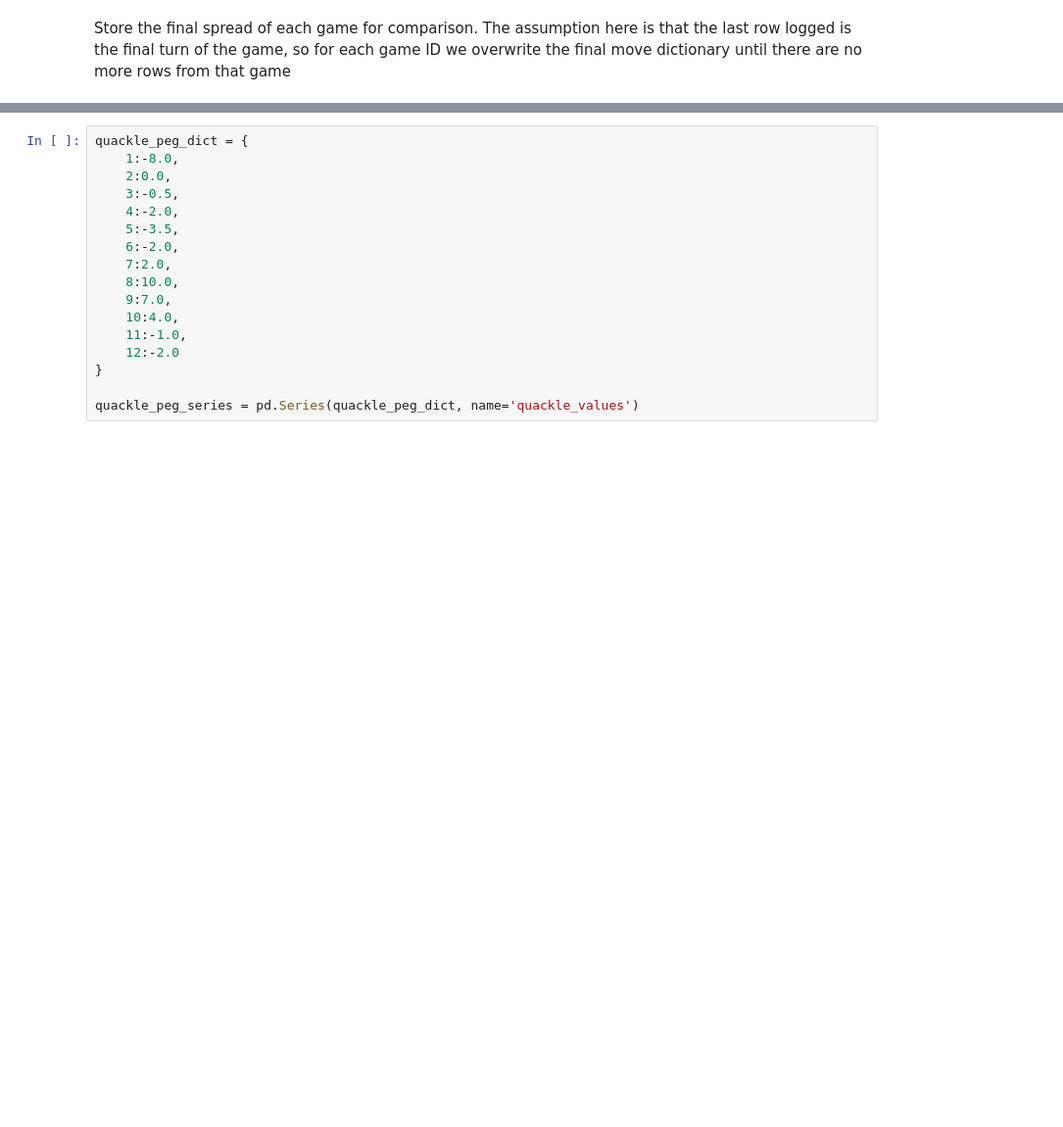
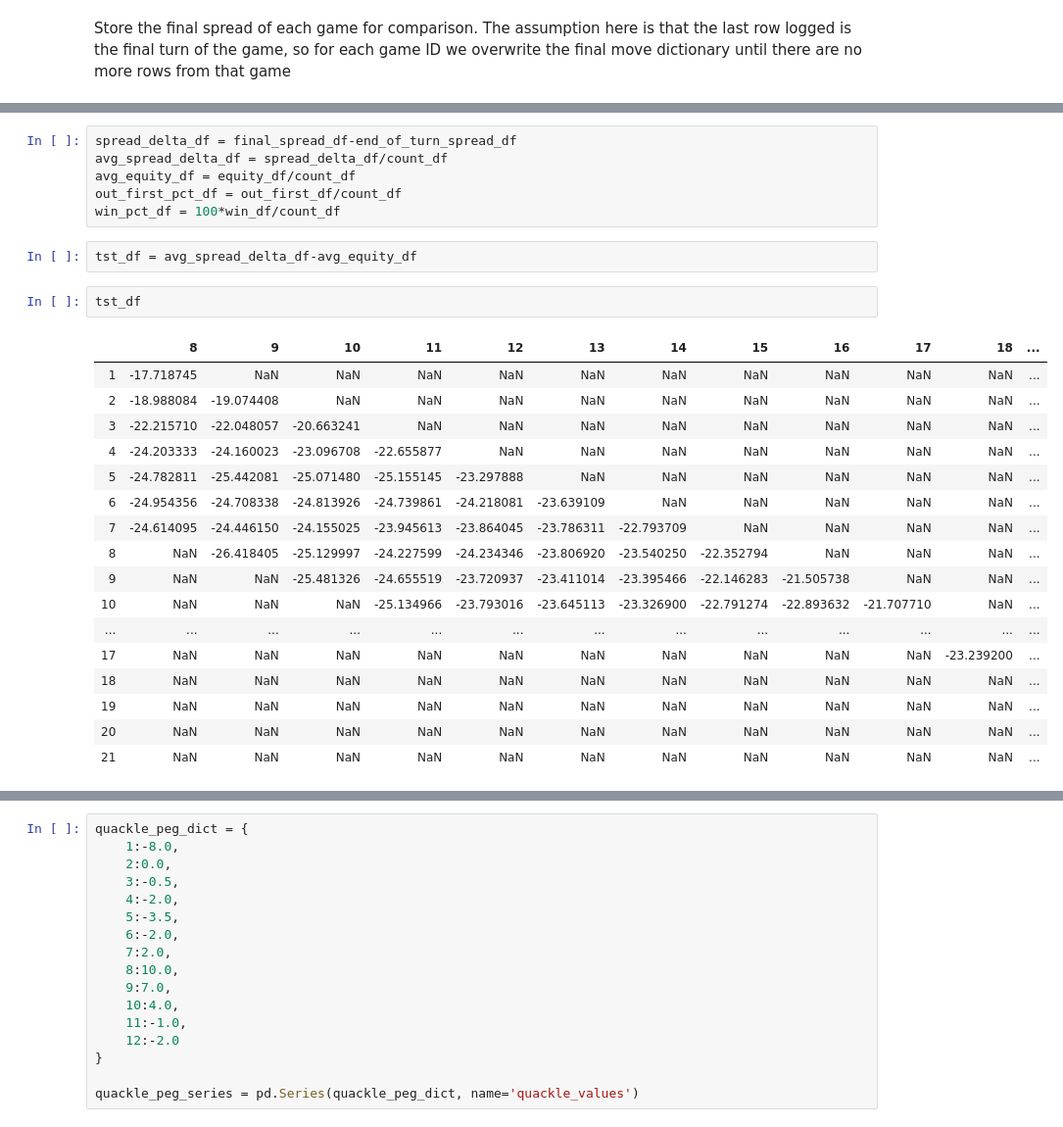
Before and after one commit to domino14/macondo, a Jupyter notebook: notebooks/preendgame_heuristics/preendgame_heuristics.ipynb, the cells around one changed output, grey strips where cells are left out. Shown at 98% size. Saved outputs shown, nothing was run; the diff lists cells and outputs as text; blank space fills up the shorter version.

```diff
--- a/notebooks/preendgame_heuristics/preendgame_heuristics.ipynb
+++ b/notebooks/preendgame_heuristics/preendgame_heuristics.ipynb
@@ -164,0 +176,28 @@ df['win_pct'] = 100*df['win_count']/df['count']
+# %%
+spread_delta_df = final_spread_df-end_of_turn_spread_df
+avg_spread_delta_df = spread_delta_df/count_df
+avg_equity_df = equity_df/count_df
+out_first_pct_df = out_first_df/count_df
+win_pct_df = 100*win_df/count_df
+# %%
+tst_df = avg_spread_delta_df-avg_equity_df
+# %%
+tst_df
+# %% [output]
+|  | 8 | 9 | 10 | 11 | 12 | 13 | 14 | 15 | 16 | 17 | 18 | ... |
+| 1 | -17.718745 | NaN | NaN | NaN | NaN | NaN | NaN | NaN | NaN | NaN | NaN | ... |
+| 2 | -18.988084 | -19.074408 | NaN | NaN | NaN | NaN | NaN | NaN | NaN | NaN | NaN | ... |
+| 3 | -22.215710 | -22.048057 | -20.663241 | NaN | NaN | NaN | NaN | NaN | NaN | NaN | NaN | ... |
+| 4 | -24.203333 | -24.160023 | -23.096708 | -22.655877 | NaN | NaN | NaN | NaN | NaN | NaN | NaN | ... |
+| 5 | -24.782811 | -25.442081 | -25.071480 | -25.155145 | -23.297888 | NaN | NaN | NaN | NaN | NaN | NaN | ... |
+| 6 | -24.954356 | -24.708338 | -24.813926 | -24.739861 | -24.218081 | -23.639109 | NaN | NaN | NaN | NaN | NaN | ... |
+| 7 | -24.614095 | -24.446150 | -24.155025 | -23.945613 | -23.864045 | -23.786311 | -22.793709 | NaN | NaN | NaN | NaN | ... |
+| 8 | NaN | -26.418405 | -25.129997 | -24.227599 | -24.234346 | -23.806920 | -23.540250 | -22.352794 | NaN | NaN | NaN | ... |
+| 9 | NaN | NaN | -25.481326 | -24.655519 | -23.720937 | -23.411014 | -23.395466 | -22.146283 | -21.505738 | NaN | NaN | ... |
+| 10 | NaN | NaN | NaN | -25.134966 | -23.793016 | -23.645113 | -23.326900 | -22.791274 | -22.893632 | -21.707710 | NaN | ... |
+| ... | ... | ... | ... | ... | ... | ... | ... | ... | ... | ... | ... | ... |
+| 17 | NaN | NaN | NaN | NaN | NaN | NaN | NaN | NaN | NaN | NaN | -23.239200 | ... |
+| 18 | NaN | NaN | NaN | NaN | NaN | NaN | NaN | NaN | NaN | NaN | NaN | ... |
+| 19 | NaN | NaN | NaN | NaN | NaN | NaN | NaN | NaN | NaN | NaN | NaN | ... |
+| 20 | NaN | NaN | NaN | NaN | NaN | NaN | NaN | NaN | NaN | NaN | NaN | ... |
+| 21 | NaN | NaN | NaN | NaN | NaN | NaN | NaN | NaN | NaN | NaN | NaN | ... |
```
Also changed, not shown: parts of 10 cells of this notebook.
